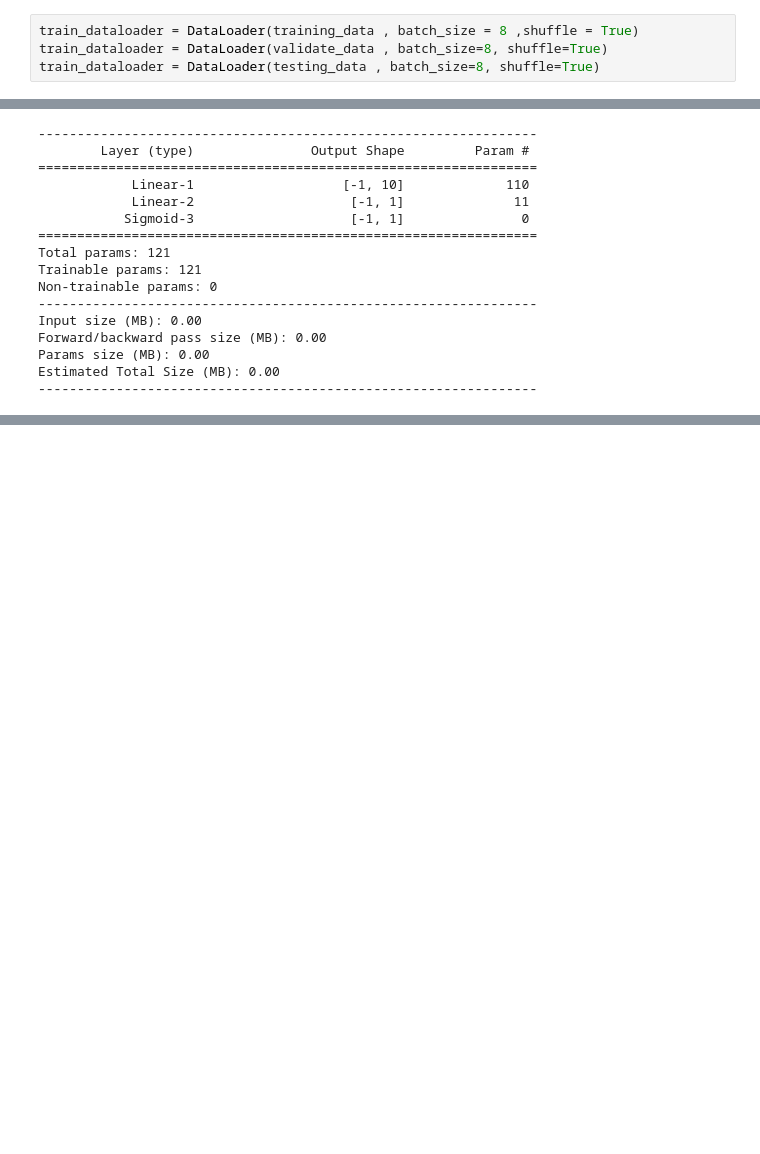
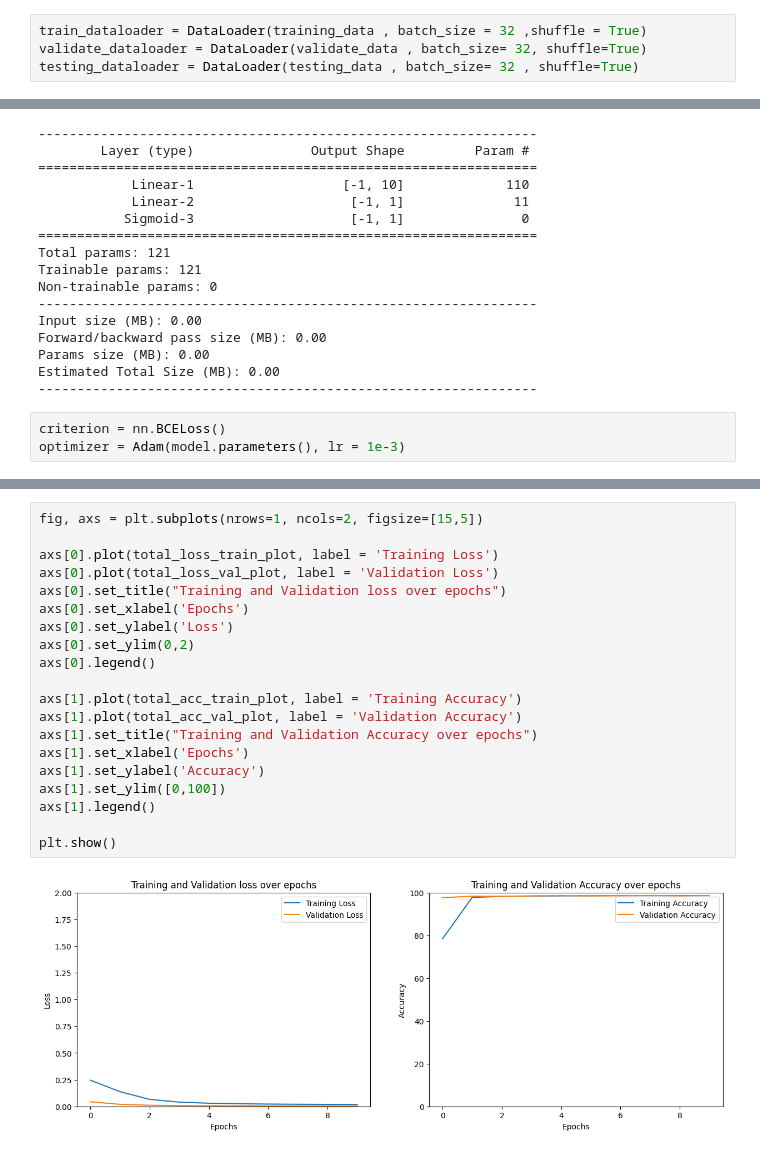
Before and after one commit to nibim/coursework, a Jupyter notebook: pytorch/rice_classification.ipynb, the cells around one changed output, grey strips where cells are left out. Drawn from its saved outputs; the diff is of its cells as text; blank space fills up the shorter version.

Commit message:
Add files via upload
Update rice_classification.ipynb with final model and prediction code

```diff
--- a/pytorch/rice_classification.ipynb
+++ b/pytorch/rice_classification.ipynb
@@ -90,9 +88,9 @@ training_data = dataset(X_train, y_train)
 validate_data = dataset(X_val, y_val)
 testing_data = dataset(X_test, y_test)     #we made objects of our class dataset
 # %%
-train_dataloader = DataLoader(training_data , batch_size = 8 ,shuffle = True)
-train_dataloader = DataLoader(validate_data , batch_size=8, shuffle=True)
-train_dataloader = DataLoader(testing_data , batch_size=8, shuffle=True)
+train_dataloader = DataLoader(training_data , batch_size = 32 ,shuffle = True)
+validate_dataloader = DataLoader(validate_data , batch_size= 32, shuffle=True)
+testing_dataloader = DataLoader(testing_data , batch_size= 32 , shuffle=True)
 # %%
 HIDDEN_NEURONS = 10
 class MyModel(nn.Module):
@@ -129,3 +127,6 @@ Forward/backward pass size (MB): 0.00
 Params size (MB): 0.00
 Estimated Total Size (MB): 0.00
 ----------------------------------------------------------------
+# %%
+criterion = nn.BCELoss()
+optimizer = Adam(model.parameters(), lr = 1e-3)
@@ -131,0 +214,22 @@ Estimated Total Size (MB): 0.00
+# %%
+fig, axs = plt.subplots(nrows=1, ncols=2, figsize=[15,5])
+
+axs[0].plot(total_loss_train_plot, label = 'Training Loss')
+axs[0].plot(total_loss_val_plot, label = 'Validation Loss')
+axs[0].set_title("Training and Validation loss over epochs")
+axs[0].set_xlabel('Epochs')
+axs[0].set_ylabel('Loss')
+axs[0].set_ylim(0,2)
+axs[0].legend()
+
+axs[1].plot(total_acc_train_plot, label = 'Training Accuracy')
+axs[1].plot(total_acc_val_plot, label = 'Validation Accuracy')
+axs[1].set_title("Training and Validation Accuracy over epochs")
+axs[1].set_xlabel('Epochs')
+axs[1].set_ylabel('Accuracy')
+axs[1].set_ylim([0,100])
+axs[1].legend()
+
+plt.show()
+# %% [output]
+[figure, added]
```
Also changed, not shown: parts of 6 cells of this notebook.
